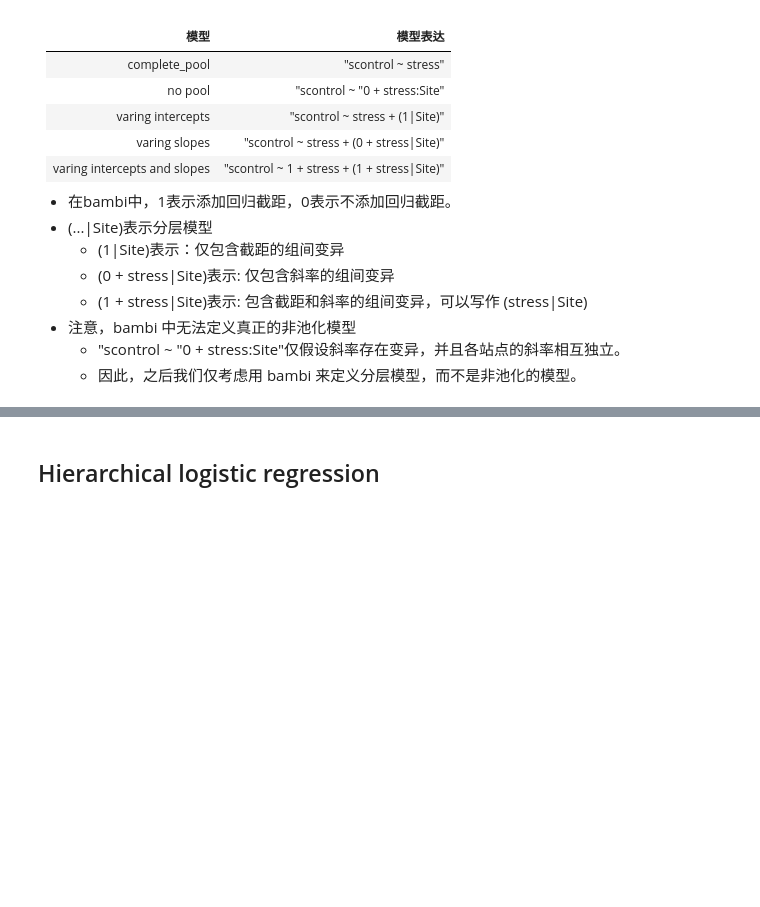
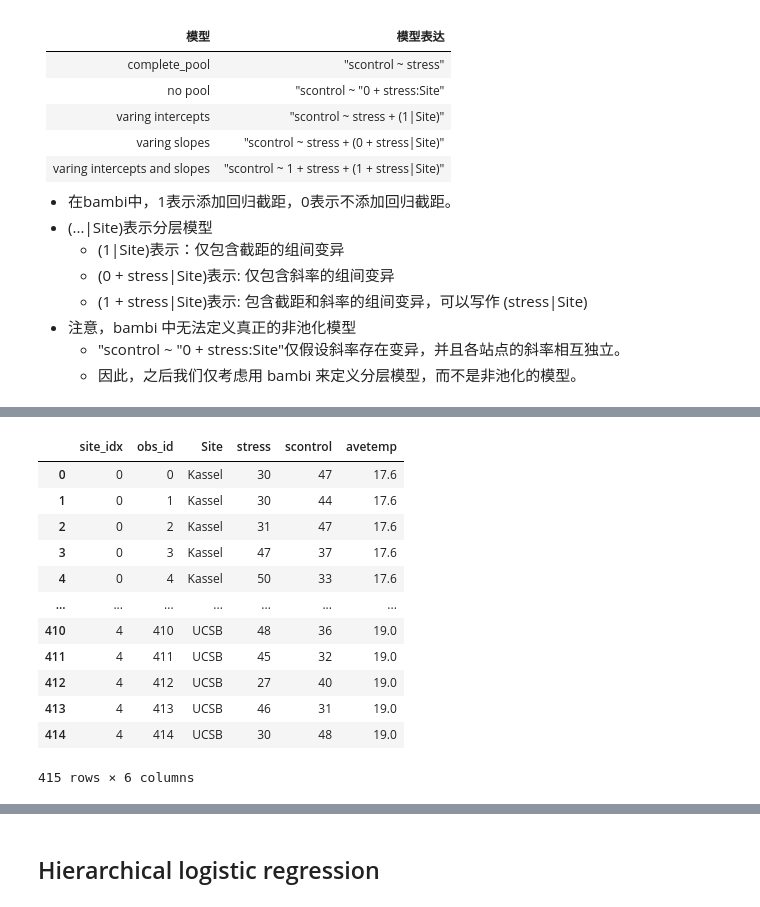
Before and after one commit to Utenna/PyBayesian, a Jupyter notebook: 2023/lin/lec15/lec15_v0.4.ipynb, the cells around one changed output, grey strips where cells are left out. Cells and saved outputs as stored; diff of their text form; code cells hidden in the pictures; blank space fills up the shorter version.

```diff
--- a/2023/lin/lec15/lec15_v0.4.ipynb
+++ b/2023/lin/lec15/lec15_v0.4.ipynb
@@ -1366,0 +1363,31 @@ var_both_bmb.graph()
+# %%
+#选择需要的变量
+df_temp =df_first5[["site_idx","obs_id","Site","stress","scontrol"]].reset_index(drop=True)
+levels = df_temp['Site'].unique()
+
+#生成各站点的夏季平均气温
+level_mapping = {
+    levels[0]: 17.6,
+    levels[1]: 24.8,
+    levels[2]: 19.9,
+    levels[3]: 30.3,
+    levels[4]: 19
+}
+
+#将气温信息合并到数据框中
+df_temp['avetemp'] = df_temp['Site'].map(level_mapping)
+df_temp
+# %% [output]
+|  | site_idx | obs_id | Site | stress | scontrol | avetemp |
+| 0 | 0 | 0 | Kassel | 30 | 47 | 17.6 |
+| 1 | 0 | 1 | Kassel | 30 | 44 | 17.6 |
+| 2 | 0 | 2 | Kassel | 31 | 47 | 17.6 |
+| 3 | 0 | 3 | Kassel | 47 | 37 | 17.6 |
+| 4 | 0 | 4 | Kassel | 50 | 33 | 17.6 |
+| ... | ... | ... | ... | ... | ... | ... |
+| 410 | 4 | 410 | UCSB | 48 | 36 | 19.0 |
+| 411 | 4 | 411 | UCSB | 45 | 32 | 19.0 |
+| 412 | 4 | 412 | UCSB | 27 | 40 | 19.0 |
+| 413 | 4 | 413 | UCSB | 46 | 31 | 19.0 |
+| 414 | 4 | 414 | UCSB | 30 | 48 | 19.0 |
+415 rows × 6 columns
```
Also changed, not shown: parts of 18 cells of this notebook, 3 other files.
